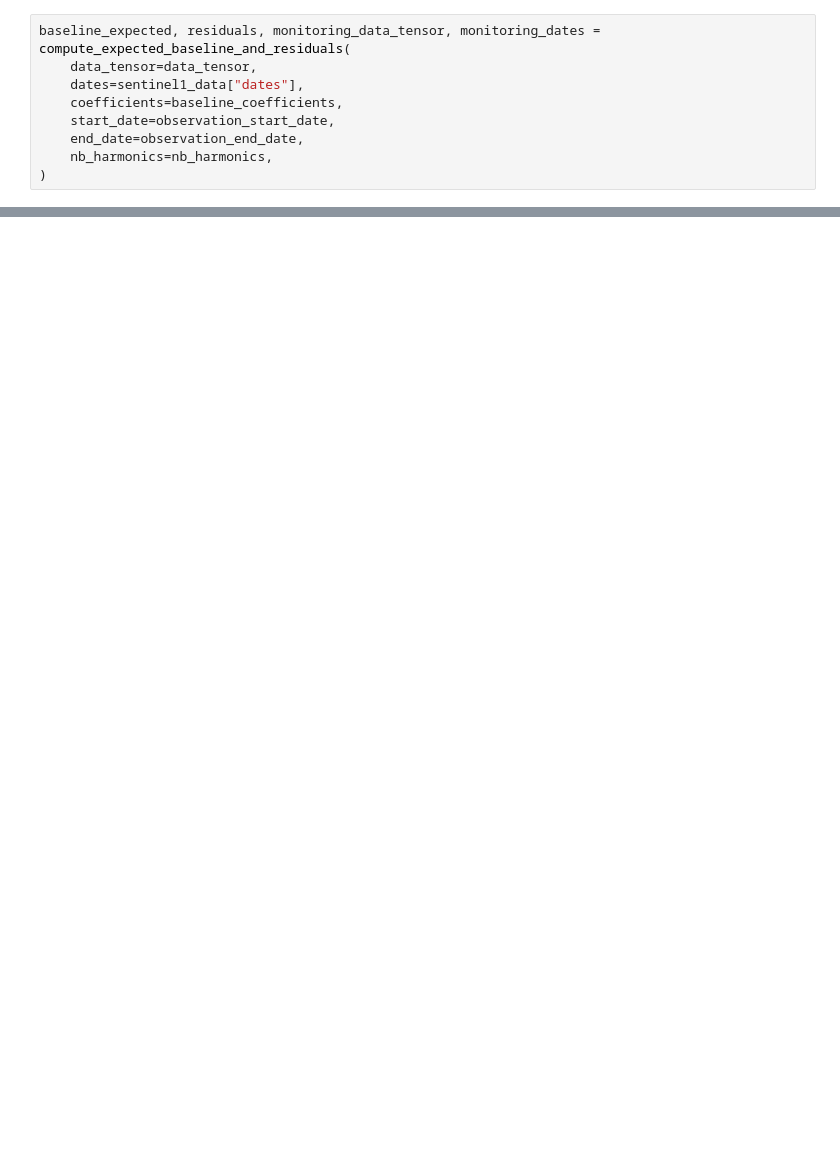
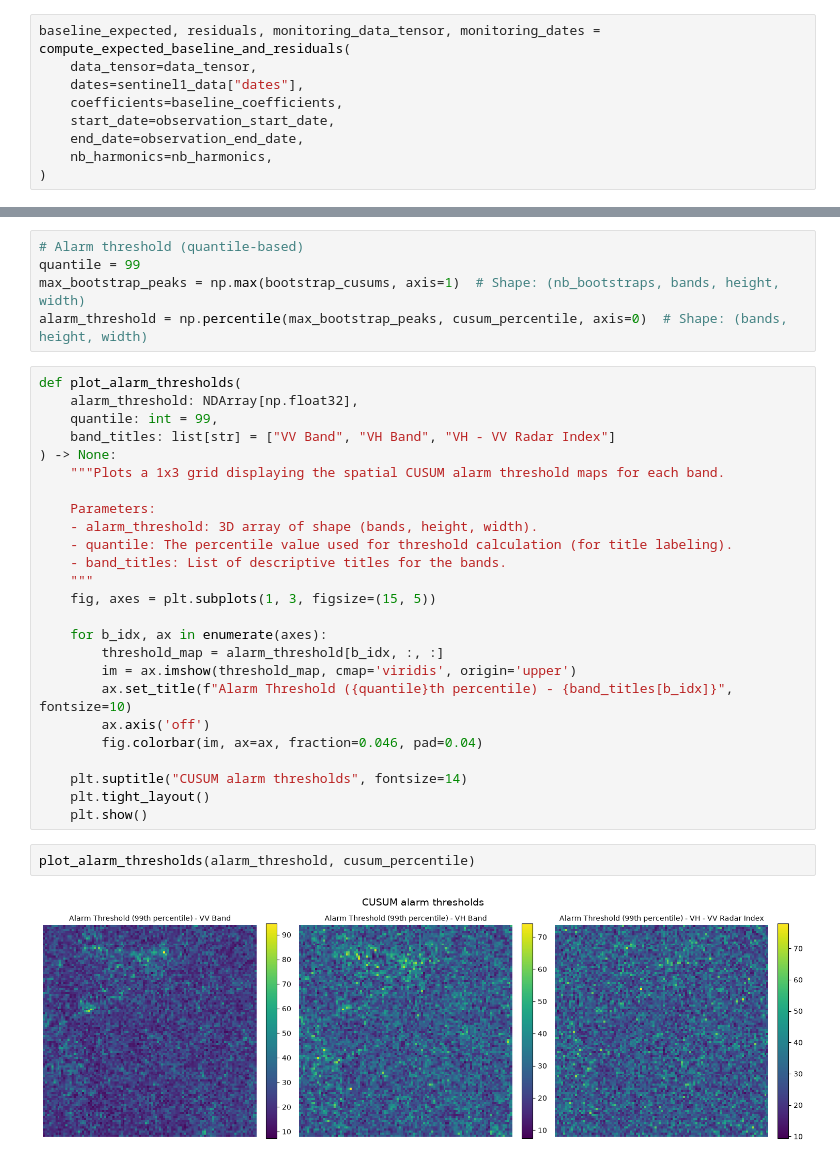
Before and after one commit to GuillaumeZahnd/eo-toolkit, a Jupyter notebook: demo_notebooks/demo_cusum.ipynb, the cells around one changed output, grey strips where cells are left out. Drawn from its saved outputs; the diff is of its cells as text; blank space fills up the shorter version.

```diff
--- a/demo_notebooks/demo_cusum.ipynb
+++ b/demo_notebooks/demo_cusum.ipynb
@@ -196,0 +262,34 @@ plot_monitoring_and_residuals(
+# %%
+# Alarm threshold (quantile-based)
+quantile = 99
+max_bootstrap_peaks = np.max(bootstrap_cusums, axis=1)  # Shape: (nb_bootstraps, bands, height, width)
+alarm_threshold = np.percentile(max_bootstrap_peaks, cusum_percentile, axis=0)  # Shape: (bands, height, width)
+# %%
+def plot_alarm_thresholds(
+    alarm_threshold: NDArray[np.float32],
+    quantile: int = 99,
+    band_titles: list[str] = ["VV Band", "VH Band", "VH - VV Radar Index"]
+) -> None:
+    """Plots a 1x3 grid displaying the spatial CUSUM alarm threshold maps for each band.
+
+    Parameters:
+    - alarm_threshold: 3D array of shape (bands, height, width).
+    - quantile: The percentile value used for threshold calculation (for title labeling).
+    - band_titles: List of descriptive titles for the bands.
+    """
+    fig, axes = plt.subplots(1, 3, figsize=(15, 5))
+
+    for b_idx, ax in enumerate(axes):
+        threshold_map = alarm_threshold[b_idx, :, :]
+        im = ax.imshow(threshold_map, cmap='viridis', origin='upper')
+        ax.set_title(f"Alarm Threshold ({quantile}th percentile) - {band_titles[b_idx]}", fontsize=10)
+        ax.axis('off')
+        fig.colorbar(im, ax=ax, fraction=0.046, pad=0.04)
+
+    plt.suptitle("CUSUM alarm thresholds", fontsize=14)
+    plt.tight_layout()
+    plt.show()
+# %%
+plot_alarm_thresholds(alarm_threshold, cusum_percentile)
+# %% [output]
+[figure, added]
```
Also changed, not shown: parts of 15 cells of this notebook, 3 other files.
